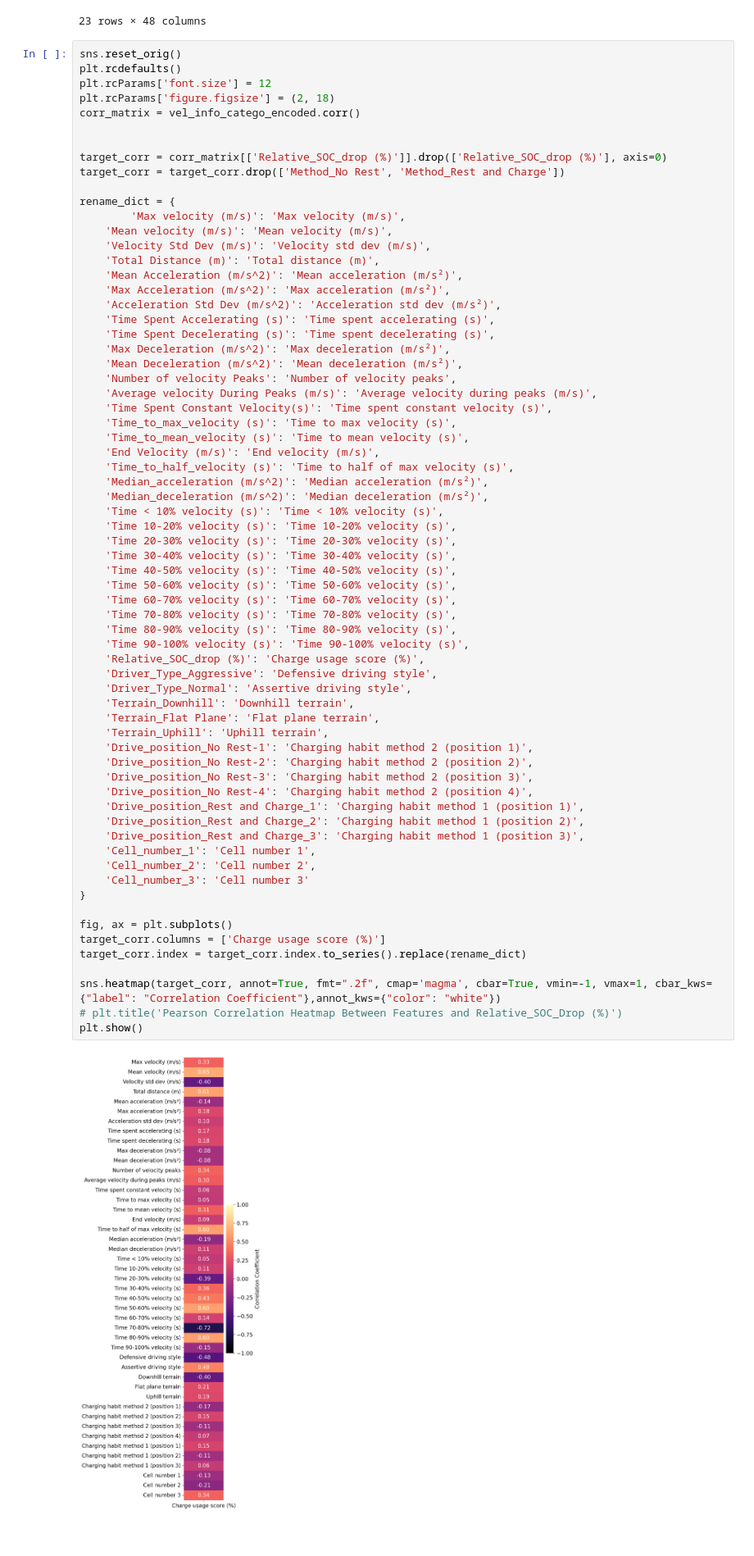
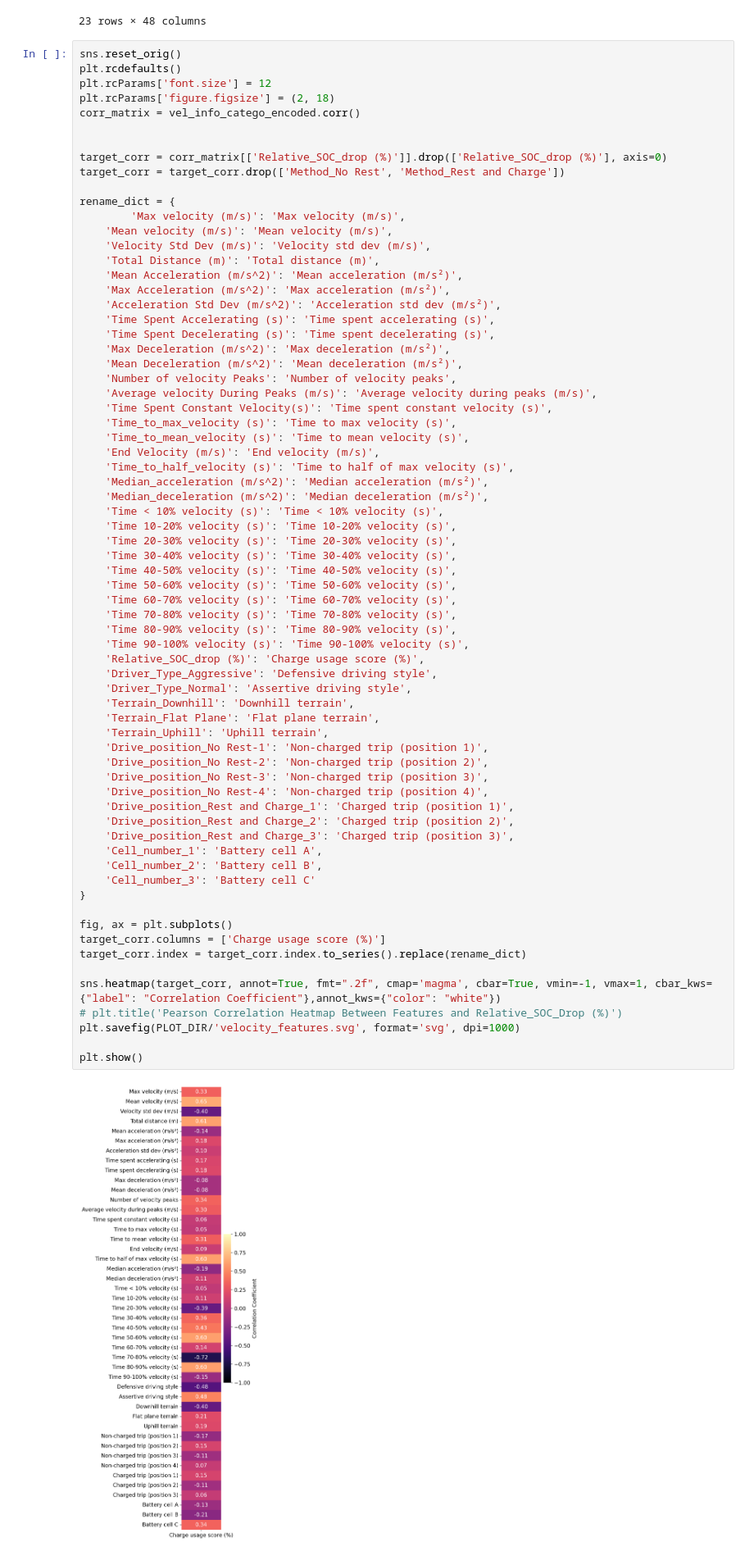
Before and after one commit to uwsunlab/EV-range-anxiety, a Jupyter notebook: models/velocity_based_ML_models/velocity_model_2.ipynb, the cells around one changed output. Shown at 82% size. Drawn from its saved outputs; the diff is of its cells as text.

Commit message:
changed figures

```diff
--- a/models/velocity_based_ML_models/velocity_model_2.ipynb
+++ b/models/velocity_based_ML_models/velocity_model_2.ipynb
@@ -704,44 +704,46 @@ rename_dict = {
     'End Velocity (m/s)': 'End velocity (m/s)',
     'Time_to_half_velocity (s)': 'Time to half of max velocity (s)',
     'Median_acceleration (m/s^2)': 'Median acceleration (m/s²)',
     'Median_deceleration (m/s^2)': 'Median deceleration (m/s²)',
     'Time < 10% velocity (s)': 'Time < 10% velocity (s)',
     'Time 10-20% velocity (s)': 'Time 10-20% velocity (s)',
     'Time 20-30% velocity (s)': 'Time 20-30% velocity (s)',
     'Time 30-40% velocity (s)': 'Time 30-40% velocity (s)',
     'Time 40-50% velocity (s)': 'Time 40-50% velocity (s)',
     'Time 50-60% velocity (s)': 'Time 50-60% velocity (s)',
     'Time 60-70% velocity (s)': 'Time 60-70% velocity (s)',
     'Time 70-80% velocity (s)': 'Time 70-80% velocity (s)',
     'Time 80-90% velocity (s)': 'Time 80-90% velocity (s)',
     'Time 90-100% velocity (s)': 'Time 90-100% velocity (s)',
     'Relative_SOC_drop (%)': 'Charge usage score (%)',
     'Driver_Type_Aggressive': 'Defensive driving style',
     'Driver_Type_Normal': 'Assertive driving style',
     'Terrain_Downhill': 'Downhill terrain',
     'Terrain_Flat Plane': 'Flat plane terrain',
     'Terrain_Uphill': 'Uphill terrain',
-    'Drive_position_No Rest-1': 'Charging habit method 2 (position 1)',
-    'Drive_position_No Rest-2': 'Charging habit method 2 (position 2)',
-    'Drive_position_No Rest-3': 'Charging habit method 2 (position 3)',
-    'Drive_position_No Rest-4': 'Charging habit method 2 (position 4)',
-    'Drive_position_Rest and Charge_1': 'Charging habit method 1 (position 1)',
-    'Drive_position_Rest and Charge_2': 'Charging habit method 1 (position 2)',
-    'Drive_position_Rest and Charge_3': 'Charging habit method 1 (position 3)',
-    'Cell_number_1': 'Cell number 1',
-    'Cell_number_2': 'Cell number 2',
-    'Cell_number_3': 'Cell number 3'
+    'Drive_position_No Rest-1': 'Non-charged trip (position 1)',
+    'Drive_position_No Rest-2': 'Non-charged trip (position 2)',
+    'Drive_position_No Rest-3': 'Non-charged trip (position 3)',
+    'Drive_position_No Rest-4': 'Non-charged trip (position 4)',
+    'Drive_position_Rest and Charge_1': 'Charged trip (position 1)',
+    'Drive_position_Rest and Charge_2': 'Charged trip (position 2)',
+    'Drive_position_Rest and Charge_3': 'Charged trip (position 3)',
+    'Cell_number_1': 'Battery cell A',
+    'Cell_number_2': 'Battery cell B',
+    'Cell_number_3': 'Battery cell C'
 }
 
 fig, ax = plt.subplots()
 target_corr.columns = ['Charge usage score (%)']
 target_corr.index = target_corr.index.to_series().replace(rename_dict)
 
 sns.heatmap(target_corr, annot=True, fmt=".2f", cmap='magma', cbar=True, vmin=-1, vmax=1, cbar_kws={"label": "Correlation Coefficient"},annot_kws={"color": "white"})
 # plt.title('Pearson Correlation Heatmap Between Features and Relative_SOC_Drop (%)')
+plt.savefig(PLOT_DIR/'velocity_features.svg', format='svg', dpi=1000)
+
 plt.show()
 # %% [output]
-[figure, old version]
+[figure, new version]
 # %%
 corr_matrix = vel_info_catego_encoded.corr()
 
```
Also changed, not shown: parts of 1 cell of this notebook, 16 other files.
